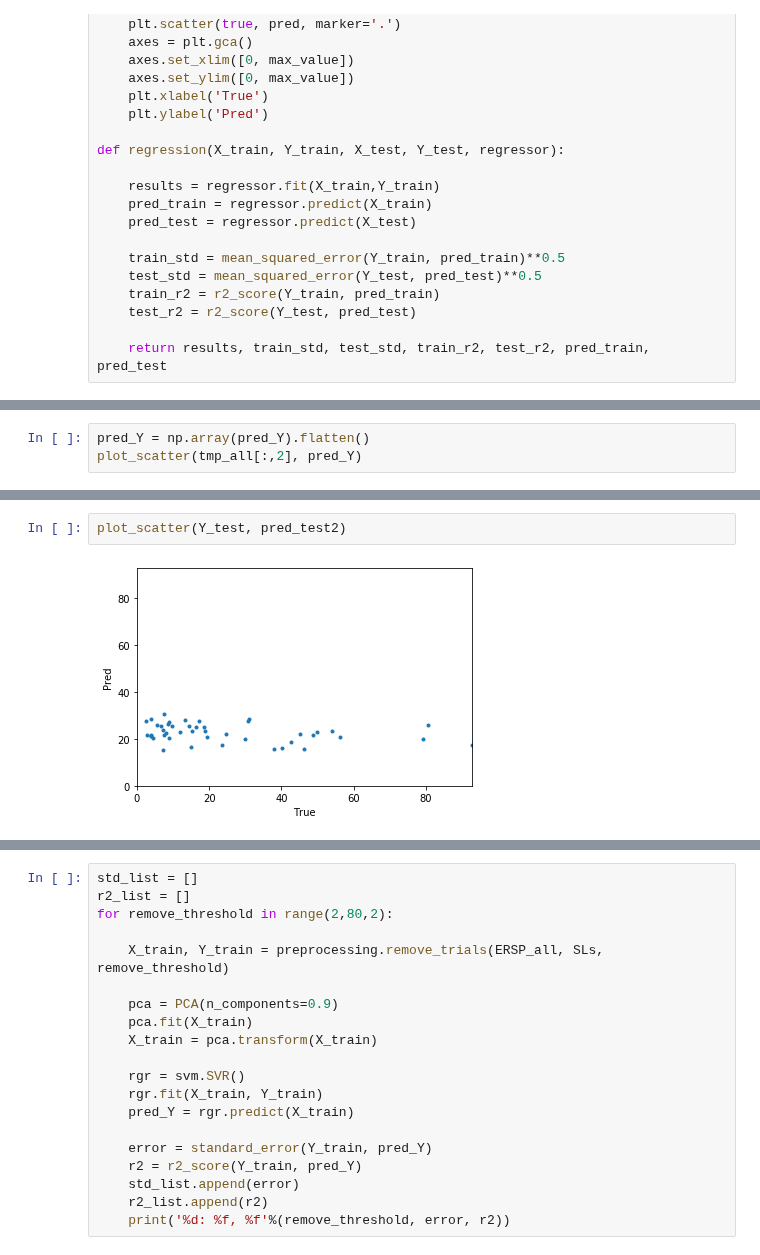
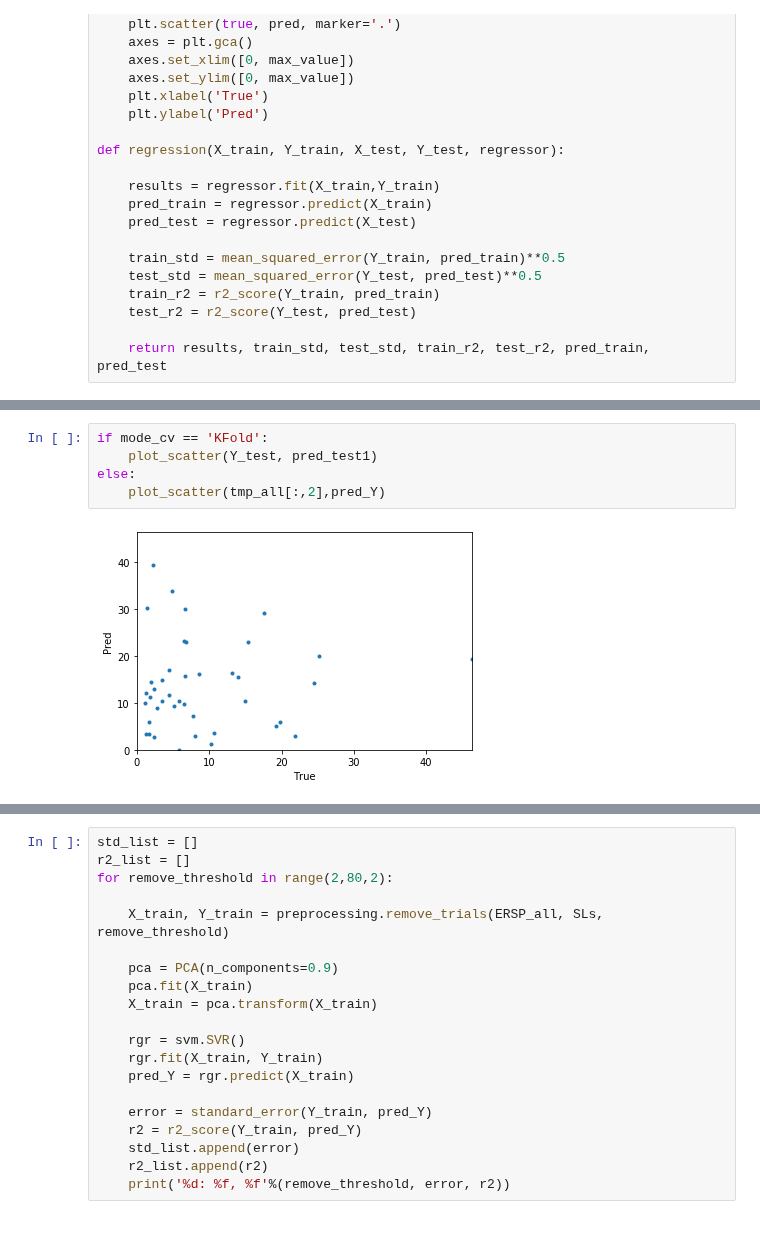
Before and after one commit to hundredball/Math24, a Jupyter notebook: Ginny_ERSP/ERSP_binary_classification.ipynb, the cells around one changed output, grey strips where cells are left out. Saved outputs shown, nothing was run; the diff lists cells and outputs as text.

```diff
--- a/Ginny_ERSP/ERSP_binary_classification.ipynb
+++ b/Ginny_ERSP/ERSP_binary_classification.ipynb
@@ -557,3 +454,0 @@ Baseline: 14.612959 | 6.949920
-# %%
-pred_Y = np.array(pred_Y).flatten()
-plot_scatter(tmp_all[:,2], pred_Y)
@@ -585,7 +474,10 @@ plot_scatter(Y_test, pred_test1)
-# %%
-plot_scatter(Y_test, pred_test2)
-# %% [output]
-[figure, removed]
+# %%
+if mode_cv == 'KFold':
+    plot_scatter(Y_test, pred_test1)
+else:
+    plot_scatter(tmp_all[:,2],pred_Y)
+# %% [output]
+[figure, added]
 # %%
 X, Y = preprocessing.standardize(ERSP_all, tmp_all)
 
```
Also changed, not shown: parts of 8 cells of this notebook, 10 other files.
